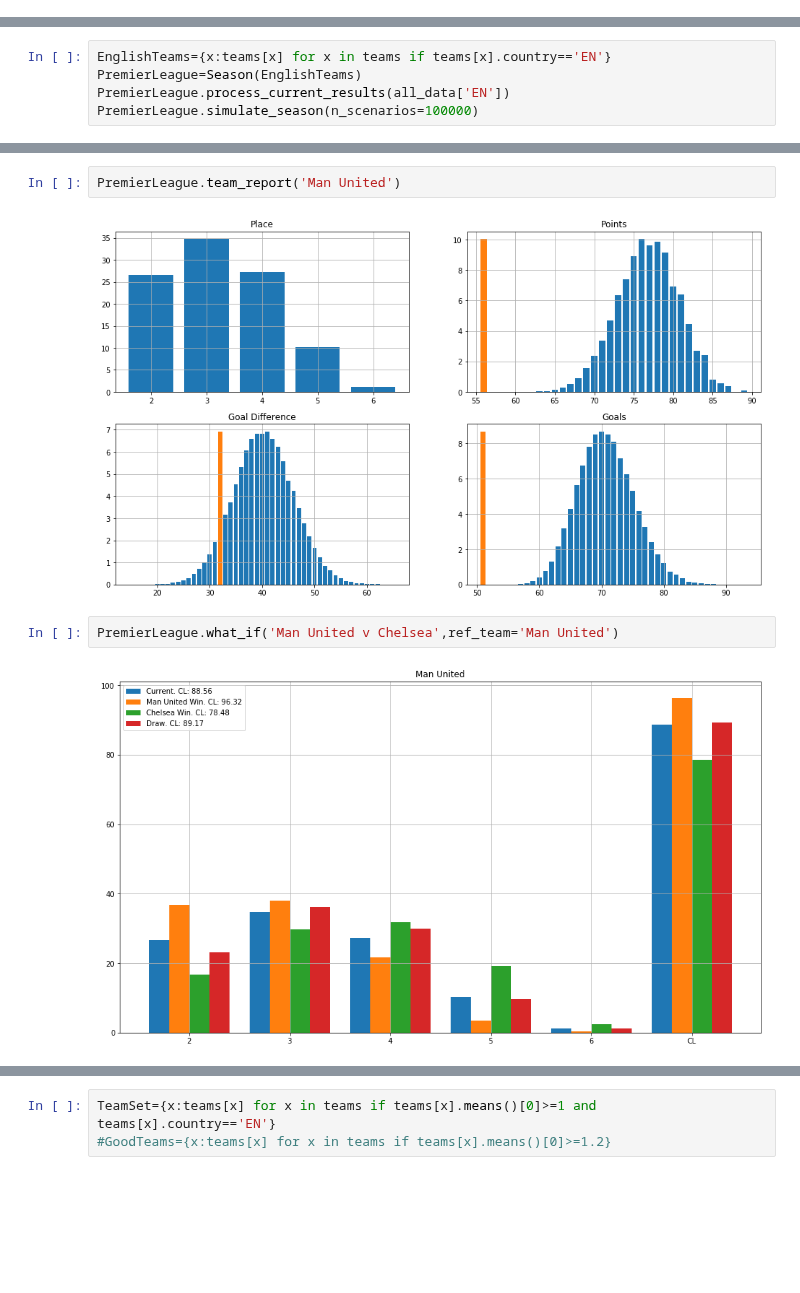
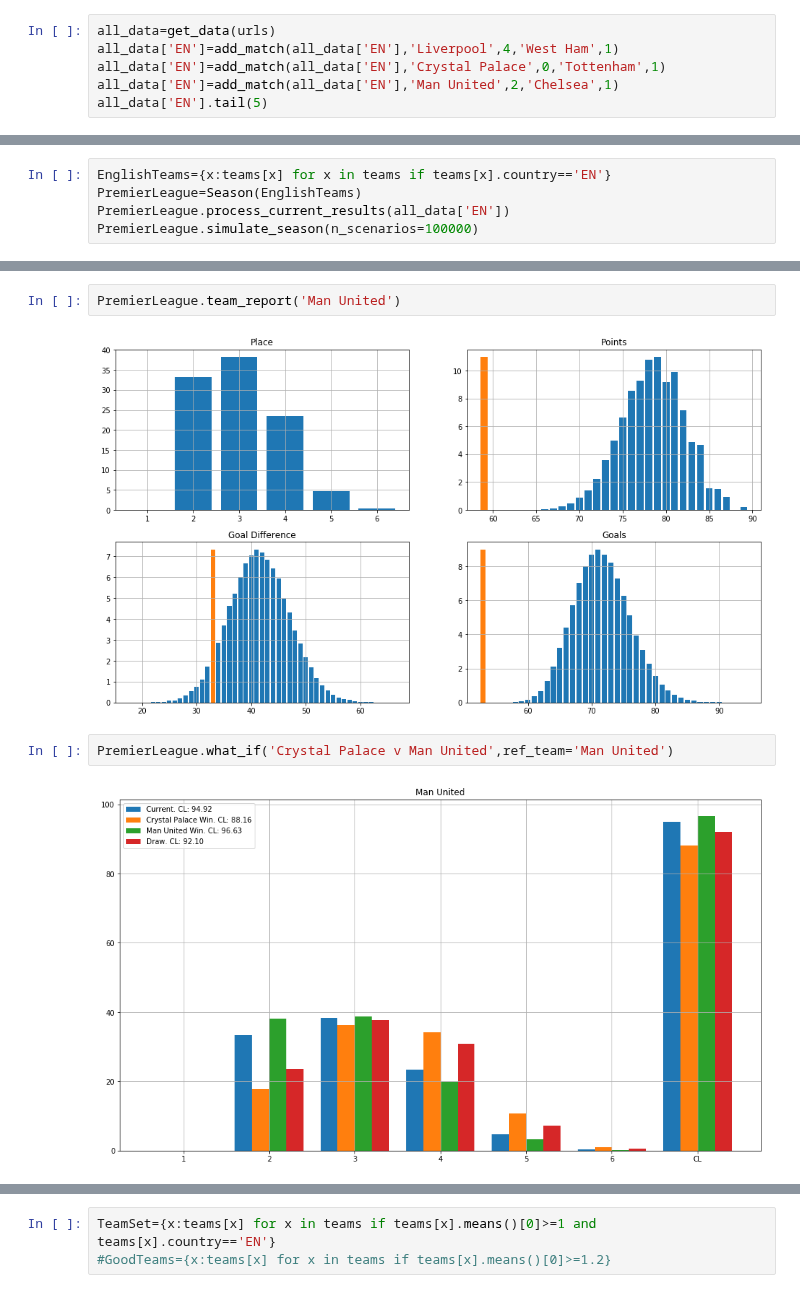
Before and after one commit to tchnvkng/python_notebooks, a Jupyter notebook: premier_league/pl2.ipynb, the cells around one changed output, grey strips where cells are left out. Drawn from its saved outputs; the diff is of its cells as text; blank space fills up the shorter version.

```diff
--- a/premier_league/pl2.ipynb
+++ b/premier_league/pl2.ipynb
@@ -28,0 +19,6 @@ all_data['EN'].tail(5)
+# %%
+all_data=get_data(urls)
+all_data['EN']=add_match(all_data['EN'],'Liverpool',4,'West Ham',1)
+all_data['EN']=add_match(all_data['EN'],'Crystal Palace',0,'Tottenham',1)
+all_data['EN']=add_match(all_data['EN'],'Man United',2,'Chelsea',1)
+all_data['EN'].tail(5)
@@ -74,8 +77,8 @@ simulation not yet processed, processing
 # %%
 PremierLeague.team_report('Man United')
 # %% [output]
-[figure, old version]
+[figure, new version]
 # %%
-PremierLeague.what_if('Man United v Chelsea',ref_team='Man United')
+PremierLeague.what_if('Crystal Palace v Man United',ref_team='Man United')
 # %% [output]
-[figure, old version]
+[figure, new version]
```
Also changed, not shown: parts of 6 cells of this notebook.
